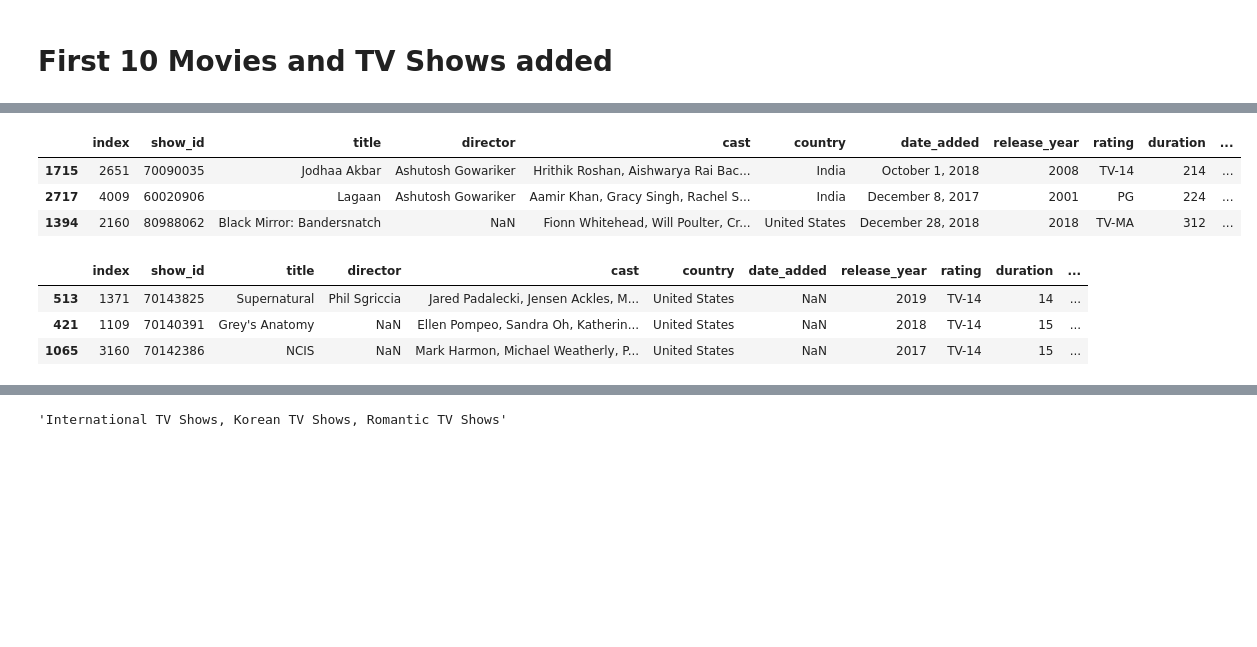
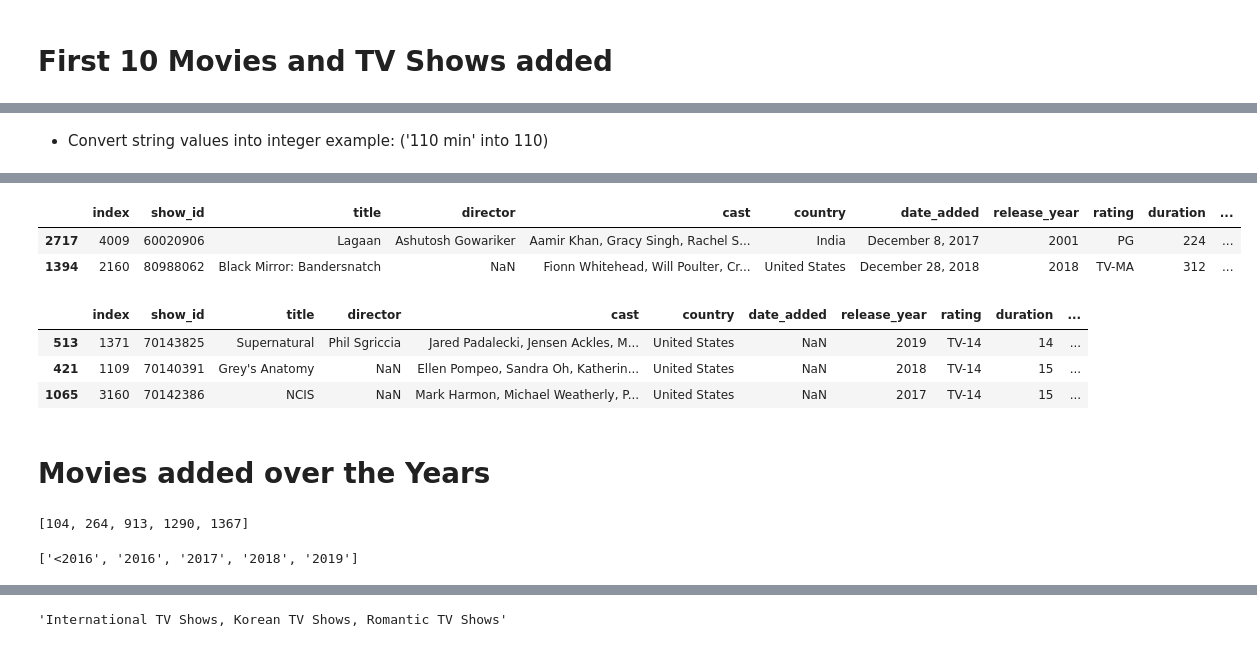
Before and after one commit to iamramkakkar/Netflix, a Jupyter notebook: netflix-shows.ipynb, the cells around one changed output, grey strips where cells are left out. Saved outputs shown, nothing was run; the diff lists cells and outputs as text; code cells hidden in the pictures; blank space fills up the shorter version.

```diff
--- a/netflix-shows.ipynb
+++ b/netflix-shows.ipynb
@@ -83,9 +101,0 @@ first_movies_date=[]
-# %%
-for i in range(10):
-    first_movies_list.append(Movie_df_time['title'][i])
-    first_movies_date.append(Movie_df_time['date_added'][i])
-# %%
-print("First 10 Movies Added on NETFLIX")
-print()
-for i in first_movies_list:
-    print(i)
@@ -121,9 +101,0 @@ first_tvshow_date=[]
-# %%
-for i in range(10):
-    first_tvshow_list.append(TVShow_df_time['title'][i])
-    first_tvshow_date.append(TVShow_df_time['date_added'][i])
-# %%
-print("First 10 TV Shows ADDED on NETFLIX")
-print()
-for i in first_tvshow_list:
-    print(i)
@@ -151,6 +172,10 @@ df_tvshow.reset_index(inplace=True)
 # %%
 for i in range(3939):
     df_movies['duration'][i] = int(df_movies['duration'][i][:-3])
+# %% [markdown]
+<ul>
+<li>Convert string values into integer example: ('110 min' into 110) </li>
+</ul>
 # %%
 df_movies.sort_values('duration',inplace=True)
 # %%
@@ -160,10 +185,9 @@ df_movies.head(2)
 | 740 | 1185 | 70304298 | Silent | Limbert Fabian, Brandon Oldenburg | NaN | United States | June 4, 2019 | 2014 | TV-Y7 | 3 | ... |
 | 402 | 634 | 81176188 | American Factory: A Conversation ... | NaN | President Barack Obama, Michelle ... | NaN | September 5, 2019 | 2019 | TV-G | 10 | ... |
 # %%
-df_movies.tail(3)
+df_movies.tail(2)
 # %% [output]
 |  | index | show_id | title | director | cast | country | date_added | release_year | rating | duration | ... |
-| 1715 | 2651 | 70090035 | Jodhaa Akbar | Ashutosh Gowariker | Hrithik Roshan, Aishwarya Rai Bac... | India | October 1, 2018 | 2008 | TV-14 | 214 | ... |
 | 2717 | 4009 | 60020906 | Lagaan | Ashutosh Gowariker | Aamir Khan, Gracy Singh, Rachel S... | India | December 8, 2017 | 2001 | PG | 224 | ... |
 | 1394 | 2160 | 80988062 | Black Mirror: Bandersnatch | NaN | Fionn Whitehead, Will Poulter, Cr... | United States | December 28, 2018 | 2018 | TV-MA | 312 | ... |
 # %%
@@ -178,3 +202,5 @@ df_tvshow.tail(3)
 | 513 | 1371 | 70143825 | Supernatural | Phil Sgriccia | Jared Padalecki, Jensen Ackles, M... | United States | NaN | 2019 | TV-14 | 14 | ... |
 | 421 | 1109 | 70140391 | Grey's Anatomy | NaN | Ellen Pompeo, Sandra Oh, Katherin... | United States | NaN | 2018 | TV-14 | 15 | ... |
 | 1065 | 3160 | 70142386 | NCIS | NaN | Mark Harmon, Michael Weatherly, P... | United States | NaN | 2017 | TV-14 | 15 | ... |
+# %% [markdown]
+# Movies added over the Years
@@ -180,0 +225,8 @@ df_tvshow.tail(3)
+# %%
+number_of_movies_added
+# %% [output]
+[104, 264, 913, 1290, 1367]
+# %%
+dates_movies_added
+# %% [output]
+['<2016', '2016', '2017', '2018', '2019']
```
Also changed, not shown: parts of 73 cells of this notebook.
